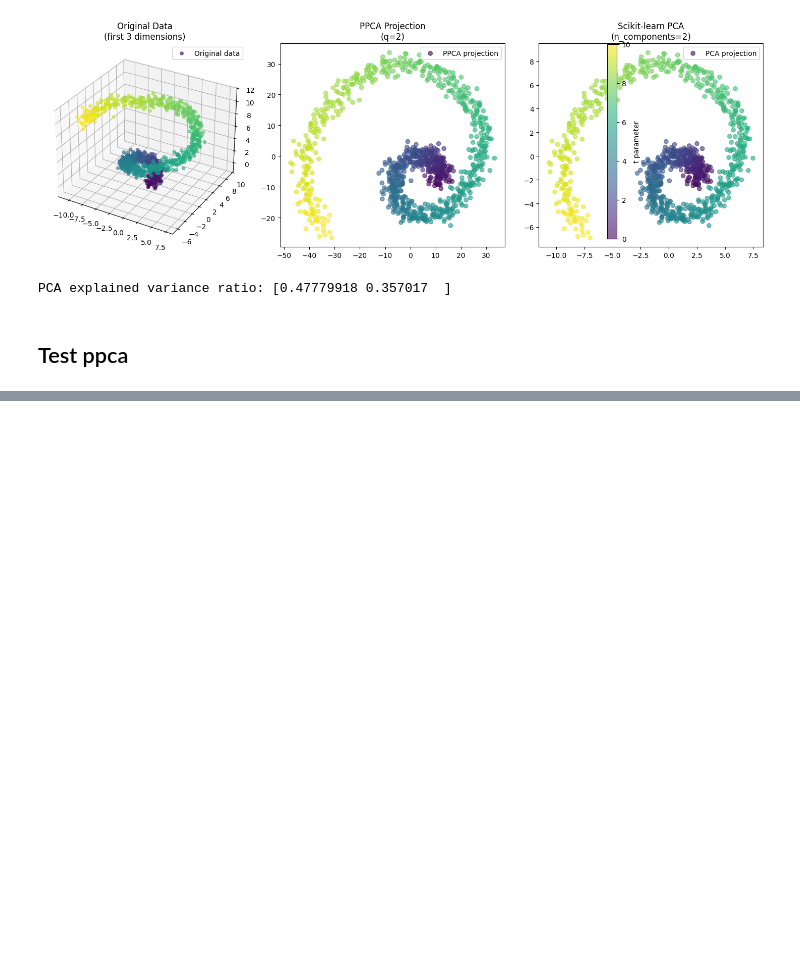
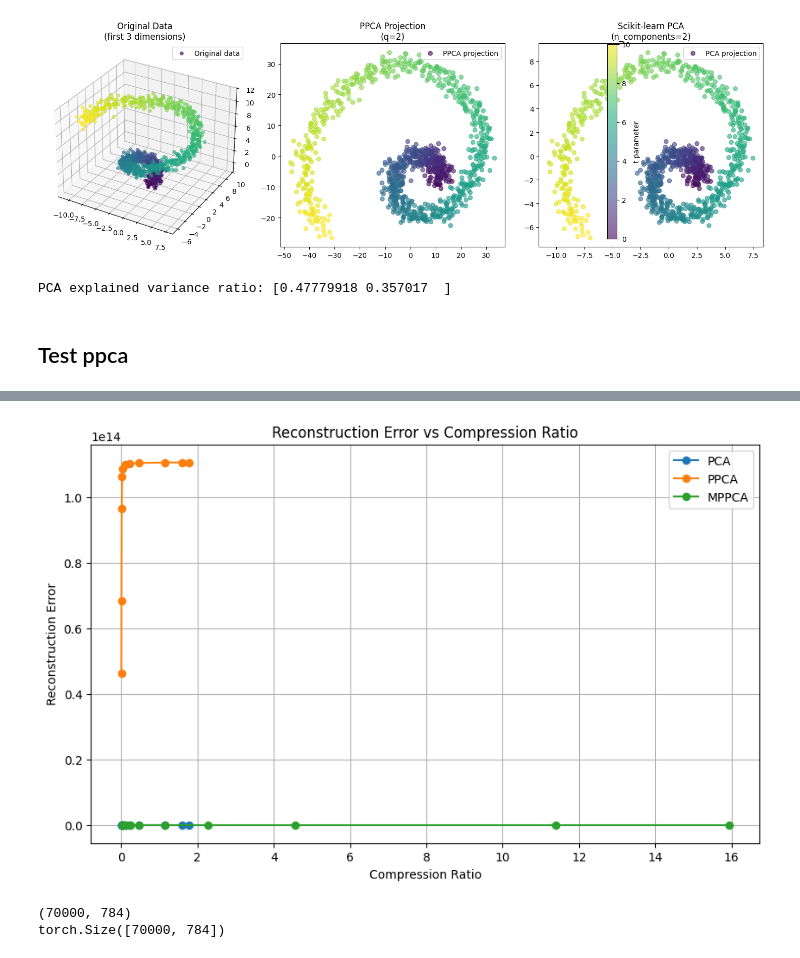
Before and after one commit to Parabrele/PGM, a Jupyter notebook: experiments.ipynb, the cells around one changed output, grey strips where cells are left out. Saved outputs shown, nothing was run; the diff lists cells and outputs as text; code cells hidden in the pictures; blank space fills up the shorter version.

```diff
--- a/experiments.ipynb
+++ b/experiments.ipynb
@@ -679,0 +876,29 @@ Finished in 99 iterations with update size 9.857628311783277e-06
+# %%
+
+# Plot the results
+plt.figure(figsize=(10, 6))
+plt.plot(compression_ratios['PCA'], reconstruction_errors['PCA'], label='PCA', marker='o')
+plt.plot(compression_ratios['PPCA'], reconstruction_errors['PPCA'], label='PPCA', marker='o')
+plt.plot(compression_ratios['MPPCA'], reconstruction_errors['MPPCA'], label='MPPCA', marker='o')
+plt.xlabel('Compression Ratio')
+plt.ylabel('Reconstruction Error')
+plt.title('Reconstruction Error vs Compression Ratio')
+plt.legend()
+plt.grid(True)
+plt.show()
+# %% [output]
+[figure, added]
+# %%
+print(X_np.shape)
+X_th = th.tensor(X_np, dtype=th.float32).to(device)
+print(X_th.shape)
+k = m
+q = 10
+d = 784
+n = 70000
+mu_dummy = th.zeros(k, d).to(device)
+
+Z =
+# %% [output]
+(70000, 784)
+torch.Size([70000, 784])
```
Also changed, not shown: parts of 12 cells of this notebook, 1 other file.
